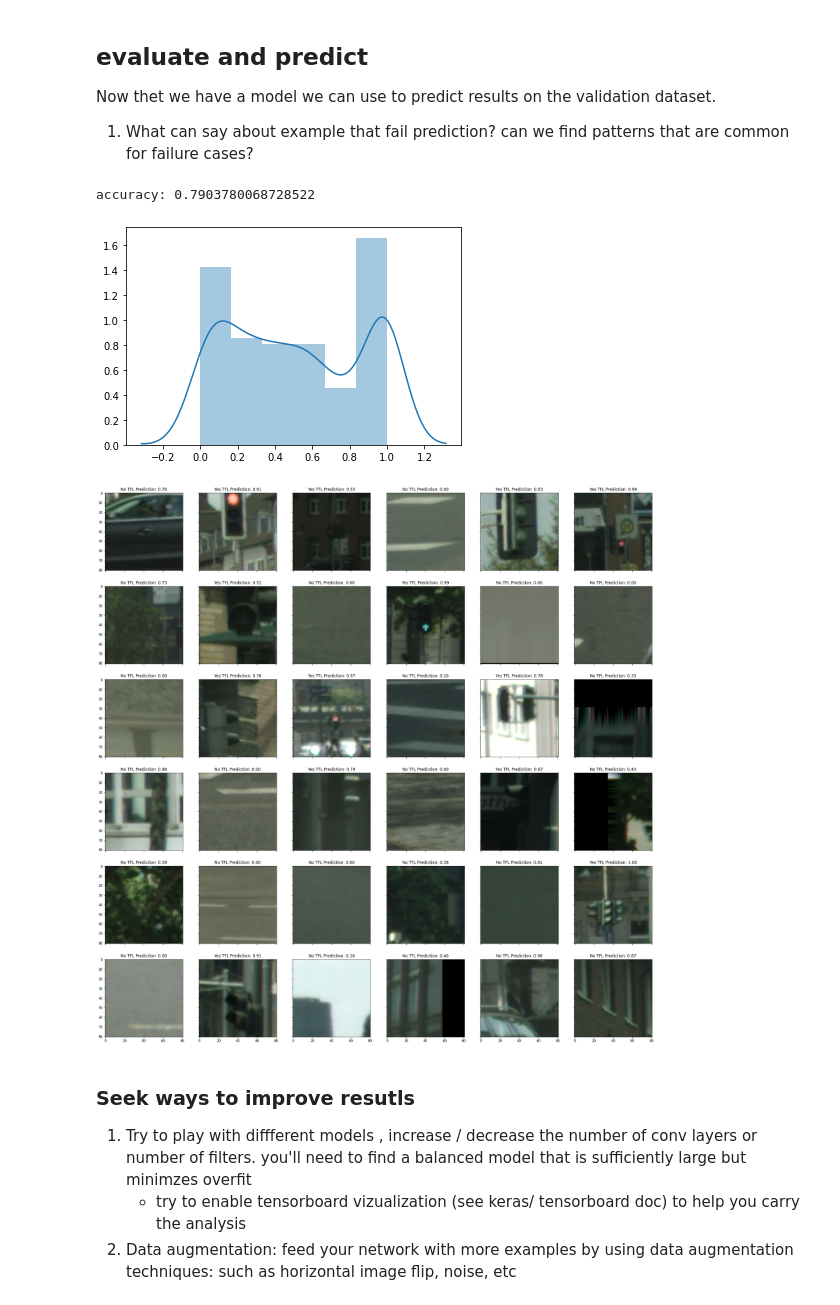
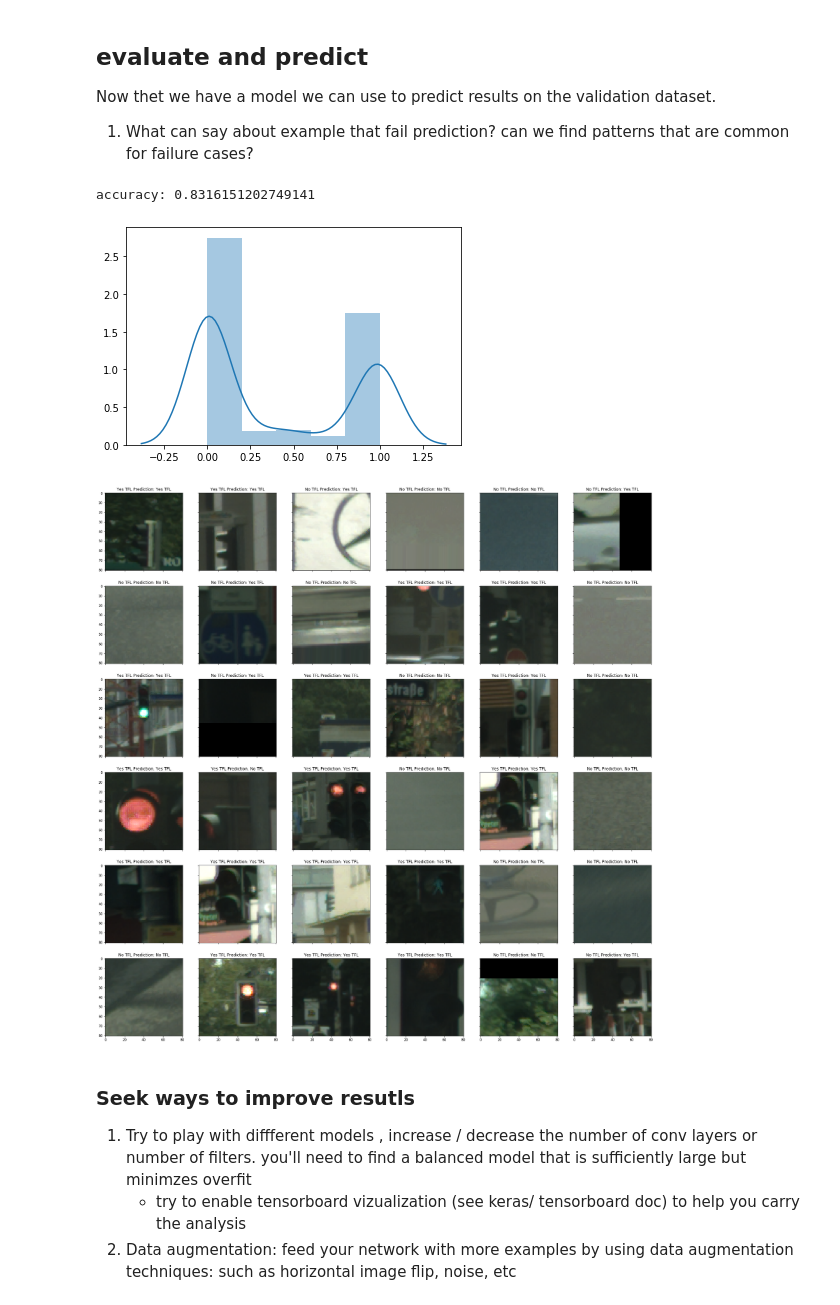
Before and after one commit to ZahavaFineberg/Mobileye-Project, a Jupyter notebook: part2 - CNN generate and train/tfl_detection.ipynb, the cells around one changed output. Drawn from its saved outputs; the diff is of its cells as text; code cells hidden in the pictures.

```diff
--- a/part2 - CNN generate and train/tfl_detection.ipynb
+++ b/part2 - CNN generate and train/tfl_detection.ipynb
@@ -30,26 +33,21 @@ def load_tfl_data(data_dir, crop_shape=(81,81)):
 def viz_my_data(images,labels, predictions=None, num=(5,5), labels2name= {0:'No TFL',1:'Yes TFL'}):
     assert images.shape[0] == labels.shape[0]
     assert predictions is None or predictions.shape[0] == images.shape[0]
-    h = 5
+    h= 5
     n = num[0]*num[1]
     ax = plt.subplots(num[0],num[1],figsize=(h*num[0],h*num[1]),gridspec_kw={'wspace':0.05},squeeze=False,sharex=True,sharey=True)[1]#.flatten()
     idxs = np.random.randint(0,images.shape[0],n)
     for i,idx in enumerate(idxs):
         ax.flatten()[i].imshow(images[idx])
         title = labels2name[labels[idx]]
-        if predictions is not None : title += ' Prediction: {:.2f}'.format(predictions[idx])
+        if predictions is not None : title += ' Prediction: {}'.format(labels2name[predictions[idx]])
         ax.flatten()[i].set_title(title)
 
 
-# root = './'  #this is the root for your val and train datasets
-data_dir ='C:/Users/zahav/Desktop/school/CS/elevation/projects/mobileye project/project/part2/dir/cnn_min_course'
-hi = {
-    'i' :1,
-    'b':2
-}
+root = './'  #this is the root for your val and train datasets
 datasets = {
-    'val' : load_tfl_data(data_dir + '/val'),
-    'train' : load_tfl_data(data_dir + '/train')
+    'val':load_tfl_data(join(root,'val')),
+    'train': load_tfl_data(join(root,'train')),
     }
 for k,v in datasets.items():
 
@@ -63,8 +61,9 @@ train :  (3316, 81, 81, 3) 0/1 split 50.0 %
 # %% [markdown]
 ## define the model used for training
 # %%
-from tensorflow.keras.models import Sequential
-from tensorflow.keras.layers import Input, Dense, Flatten, Activation,MaxPooling2D,BatchNormalization,Activation, Conv2D
+from keras.models import Sequential
+from keras.layers import Input, Dense, Flatten, Activation,MaxPooling2D,BatchNormalization,Activation
+from keras.layers.convolutional import Conv2D
 
 def tfl_model():
     input_shape =(81,81,3)
@@ -85,9 +84,9 @@ def tfl_model():
         conv_bn_relu(filters, kernel_size=(3,3),strides=(2,2))
 
     conv_bn_relu(32,kernel_size=(3,3),input_shape=input_shape)
-    spatial_layer(1,34)
-    spatial_layer(2,66)
-    spatial_layer(2,98)
+    spatial_layer(1,32)
+    spatial_layer(2,64)
+    spatial_layer(2,96)
 
 
     model.add(Flatten())
@@ -117,18 +116,17 @@ _________________________________________________________________
 # %% [markdown]
 ## train
 # %%
-from tensorflow.keras.losses import sparse_categorical_crossentropy
-from tensorflow.keras.optimizers import Adam
-data_dir = 'C:/Users/zahav/Desktop/school/CS/elevation/projects/mobileye project/project/part2/dir/cnn_min_course'
+from keras.losses import sparse_categorical_crossentropy
+root = './'
 datasets = {
-    'val':load_tfl_data(join(data_dir,'val')),
-    'train': load_tfl_data(join(data_dir,'train')),
+    'val':load_tfl_data(join(root,'val')),
+    'train': load_tfl_data(join(root,'train')),
     }
 #prepare our model
 m = tfl_model()
-m.compile(optimizer=Adam(),loss =sparse_categorical_crossentropy,metrics=['acc'])
+m.compile(optimizer=keras.optimizers.Adam(),loss =sparse_categorical_crossentropy,metrics=['accuracy'])
 
 train,val = datasets['train'],datasets['val']
 #train it, the model uses the 'train' dataset for learning. We evaluate the "goodness" of the model, by predicting the label of the images in the val dataset.
-history=m.fit(train['images'],train['labels'],validation_data=(val['images'],val['labels']),epochs = 2)
+history=m.fit(train['images'],train['labels'],validation_data=(val['images'],val['labels']),epochs = 10)
 # %% [output]
@@ -160,12 +171,12 @@ sbn.distplot(predictions[:,0]);
 predicted_label = np.argmax(predictions, axis=-1)
 print ('accuracy:', np.mean(predicted_label==val['labels']))
 # %% [output]
-accuracy: 0.7903780068728522
+accuracy: 0.8316151202749141
-[figure, old version]
+[figure, new version]
 # %%
-viz_my_data(num=(6,6),predictions=predictions[:,1],**val);
+viz_my_data(num=(6,6),predictions=predicted_label,**val);
 # %% [output]
-[figure, old version]
+[figure, new version]
 # %% [markdown]
 ### Seek ways to improve resutls
 1. Try to play with diffferent models , increase / decrease the number of conv layers or number of  filters. you'll need to find a balanced model that is sufficiently large but minimzes overfit
```
Also changed, not shown: parts of 12 cells of this notebook.
